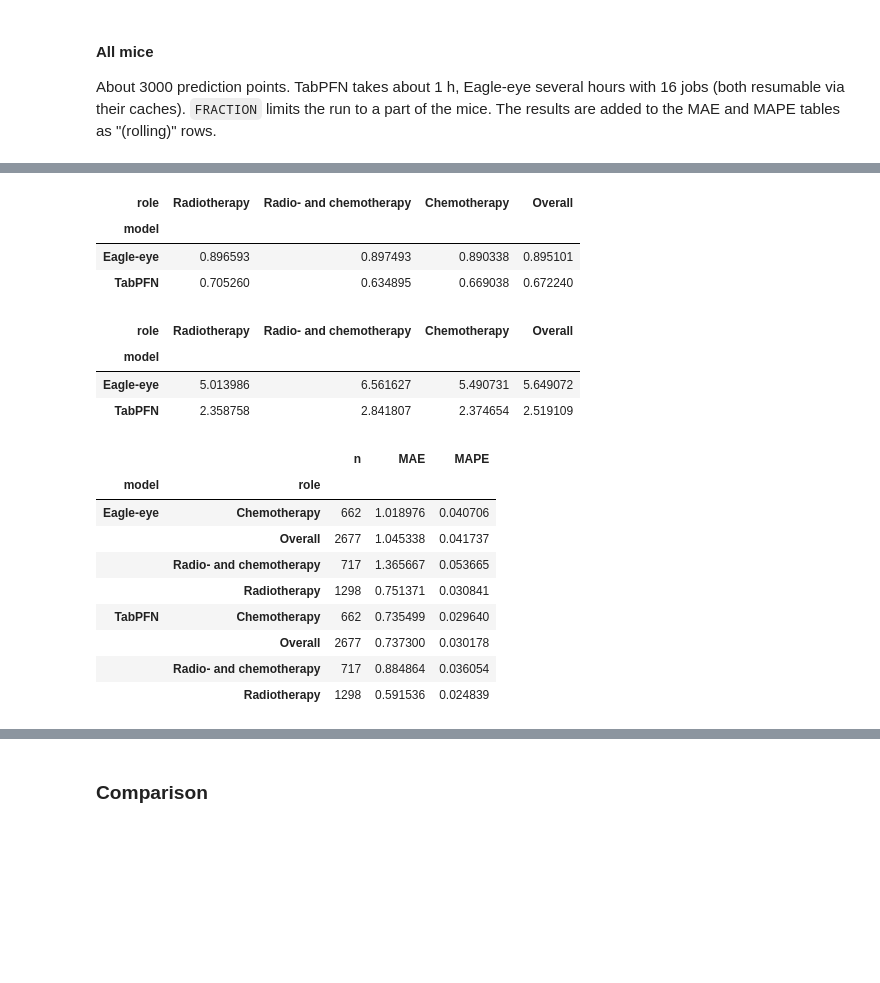
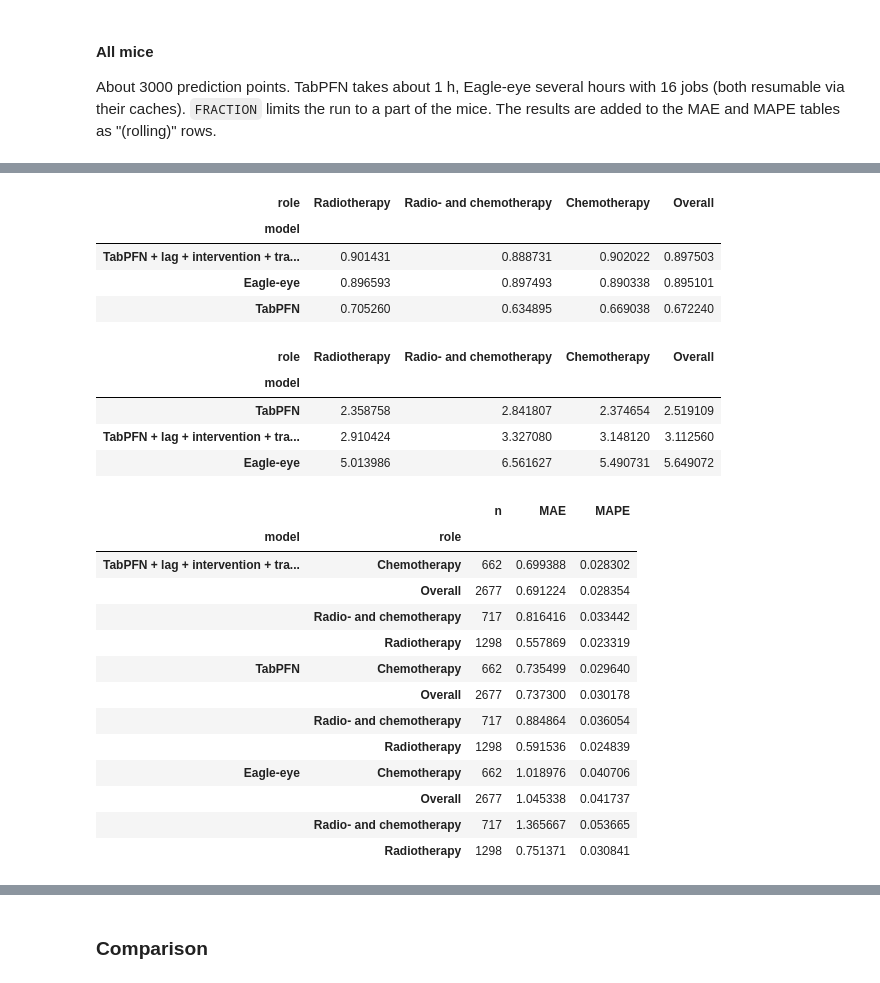
Before and after one commit to UKEIAM/TFM-mouse, a Jupyter notebook: notebooks/mouse_with_context.ipynb, the cells around one changed output, grey strips where cells are left out. Drawn from its saved outputs; the diff is of its cells as text; code cells hidden in the pictures; blank space fills up the shorter version.

```diff
--- a/notebooks/mouse_with_context.ipynb
+++ b/notebooks/mouse_with_context.ipynb
@@ -105,10 +105,10 @@ EVERY = 1  # predict every k-th measurement, the last one is always included
 EAGLE_CACHE = "/data/PFN/Mouse/rolling/eagle_trail3.parquet"  # new path when data or sampler settings change
 TABPFN_CACHE = "/data/PFN/Mouse/rolling/tabpfn_trail3.parquet"  # new path when data, FEATURES or TabPFN change
 TABPFN_LAG_CACHE = "/data/PFN/Mouse/rolling/tabpfn_lag_int_trail3.parquet"  # FEATURES_LAG
-# FEATURES_LAG plus the other trail-3 mice as context: new path when the pool changes as well
-TABPFN_CTX_CACHE = "/data/PFN/Mouse/rolling/tabpfn_lag_int_ctx_trail3.parquet"
+# FEATURES_LAG plus the other trail-3 mice up to the forecast origin date as context: new path when the pool changes as well
+TABPFN_CTX_CACHE = "/data/PFN/Mouse/rolling/tabpfn_lag_int_ctx_causal_trail3.parquet"
 # Same, but only pool mice with the therapy type (role) of the predicted mouse
-TABPFN_ROLE_CTX_CACHE = "/data/PFN/Mouse/rolling/tabpfn_lag_int_rolectx_trail3.parquet"
+TABPFN_ROLE_CTX_CACHE = "/data/PFN/Mouse/rolling/tabpfn_lag_int_rolectx_causal_trail3.parquet"
 
 os.environ["SETUPTOOLS_USE_DISTUTILS"] = "local"
 os.environ["TABPFN_TOKEN"] = "tabpfn_sk_3XA36olToOXSzenBDBSzotxkWIoad2auFJauzRmtfjI"
@@ -210,16 +212,16 @@ rolling_predictors = {
     "TabPFN": lambda c, t: predict_tabpfn_rolling(
         c, t, tabpfn_rolling_reg, FEATURES, cache_path=TABPFN_CACHE, use_cache=USE_TABPFN_CACHE
     ),
-    "TabPFN + lag + intervention": lambda c, t: predict_tabpfn_rolling(
-        c, t, tabpfn_rolling_reg, FEATURES_LAG, cache_path=TABPFN_LAG_CACHE, use_cache=USE_TABPFN_LAG_CACHE
+    # "TabPFN + lag + intervention": lambda c, t: predict_tabpfn_rolling(
+    #     c, t, tabpfn_rolling_reg, FEATURES_LAG, cache_path=TABPFN_LAG_CACHE, use_cache=USE_TABPFN_LAG_CACHE
+    # ),
+    "TabPFN + lag + intervention + trail context": lambda c, t: predict_tabpfn_rolling_with_context(
+        c, t, df, tabpfn_rolling_reg, FEATURES_LAG, cache_path=TABPFN_CTX_CACHE, use_cache=USE_TABPFN_CTX_CACHE
     ),
-    "TabPFN + lag + intervention + trail context": lambda c, t: predict_tabpfn_rolling_with_context(
-        c, t, POOL, tabpfn_rolling_reg, FEATURES_LAG, cache_path=TABPFN_CTX_CACHE, use_cache=USE_TABPFN_CTX_CACHE
-    ),
-    "TabPFN + lag + intervention + same-therapy context": lambda c, t: predict_tabpfn_rolling_with_context(
-        c, t, POOL, tabpfn_rolling_reg, FEATURES_LAG, cache_path=TABPFN_ROLE_CTX_CACHE,
-        use_cache=USE_TABPFN_ROLE_CTX_CACHE, same_role=True,
-    ),
+    # "TabPFN + lag + intervention + same-therapy context": lambda c, t: predict_tabpfn_rolling_with_context(
+    #     c, t, df, tabpfn_rolling_reg, FEATURES_LAG, cache_path=TABPFN_ROLE_CTX_CACHE,
+    #     use_cache=USE_TABPFN_ROLE_CTX_CACHE, same_role=True,
+    # ),
     "Eagle-eye": lambda c, t: predict_eagle_rolling(
         c, t, n_jobs=N_JOBS, cache_path=EAGLE_CACHE, use_cache=USE_EAGLE_CACHE
     ),
@@ -269,28 +315,40 @@ Eagle-eye: 2677 origins cached, 0 to predict
 # %%
 table_mae, table_mape = append_rolling_rows(long_df, table_mae, table_mape)
 table_coverage, table_width = append_rolling_interval_rows(long_df, table_coverage, table_width)
-display(rolling_coverage(long_df))
-display(rolling_width(long_df))
-rolling_metrics(long_df)
+
+# Coverage of the 90% interval, closest to 0.9 first
+display(rolling_coverage(long_df).sort_values("Overall", key=lambda x: (x - 0.9).abs()))
+# Mean width (g) of the 90% interval, narrowest first
+display(rolling_width(long_df).sort_values("Overall"))
+# Models ordered by overall MAE
+metrics = rolling_metrics(long_df)
+model_order = metrics.xs("Overall", level="role")["MAE"].sort_values().index
+metrics.reindex(model_order, level="model")
 # %% [output]
 | role | Radiotherapy | Radio- and chemotherapy | Chemotherapy | Overall |
 | model |  |  |  |  |
+| TabPFN + lag + intervention + tra... | 0.901431 | 0.888731 | 0.902022 | 0.897503 |
 | Eagle-eye | 0.896593 | 0.897493 | 0.890338 | 0.895101 |
 | TabPFN | 0.705260 | 0.634895 | 0.669038 | 0.672240 |
 | role | Radiotherapy | Radio- and chemotherapy | Chemotherapy | Overall |
 | model |  |  |  |  |
+| TabPFN | 2.358758 | 2.841807 | 2.374654 | 2.519109 |
+| TabPFN + lag + intervention + tra... | 2.910424 | 3.327080 | 3.148120 | 3.112560 |
 | Eagle-eye | 5.013986 | 6.561627 | 5.490731 | 5.649072 |
-| TabPFN | 2.358758 | 2.841807 | 2.374654 | 2.519109 |
 |  |  | n | MAE | MAPE |
 | model | role |  |  |  |
+| TabPFN + lag + intervention + tra... | Chemotherapy | 662 | 0.699388 | 0.028302 |
+|  | Overall | 2677 | 0.691224 | 0.028354 |
+|  | Radio- and chemotherapy | 717 | 0.816416 | 0.033442 |
+|  | Radiotherapy | 1298 | 0.557869 | 0.023319 |
+| TabPFN | Chemotherapy | 662 | 0.735499 | 0.029640 |
+|  | Overall | 2677 | 0.737300 | 0.030178 |
+|  | Radio- and chemotherapy | 717 | 0.884864 | 0.036054 |
+|  | Radiotherapy | 1298 | 0.591536 | 0.024839 |
 | Eagle-eye | Chemotherapy | 662 | 1.018976 | 0.040706 |
 |  | Overall | 2677 | 1.045338 | 0.041737 |
 |  | Radio- and chemotherapy | 717 | 1.365667 | 0.053665 |
 |  | Radiotherapy | 1298 | 0.751371 | 0.030841 |
-| TabPFN | Chemotherapy | 662 | 0.735499 | 0.029640 |
-|  | Overall | 2677 | 0.737300 | 0.030178 |
-|  | Radio- and chemotherapy | 717 | 0.884864 | 0.036054 |
-|  | Radiotherapy | 1298 | 0.591536 | 0.024839 |
 # %%
 plot_error_by_position(long_df, x="days_before_death", window=4, min_count=50)
 plt.show()
```
Also changed, not shown: parts of 18 cells of this notebook, 3 other files.
